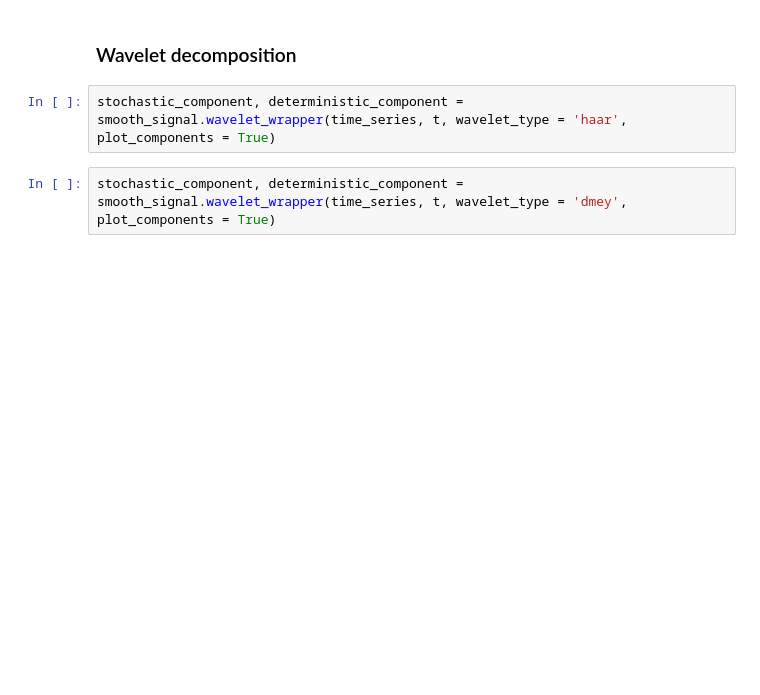
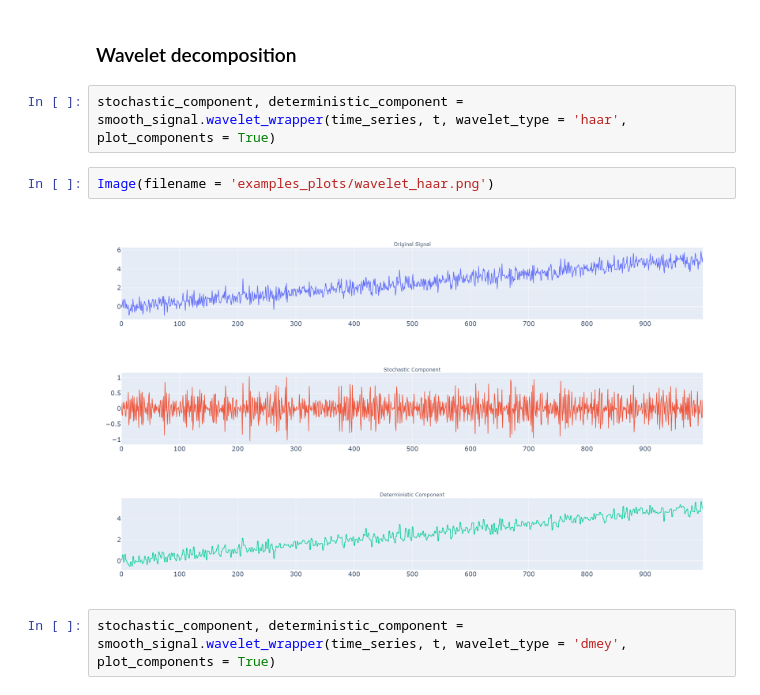
Before and after one commit to lebedevaale/smooth_signal, a Jupyter notebook: examples.ipynb, the cells around one changed output. Drawn from its saved outputs; the diff is of its cells as text; blank space fills up the shorter version.

```diff
--- a/examples.ipynb
+++ b/examples.ipynb
@@ -37,5 +50,9 @@ stochastic_component, deterministic_component = smooth_signal.sav_gol_wrapper(ti
 ### Wavelet decomposition
 # %%
 stochastic_component, deterministic_component = smooth_signal.wavelet_wrapper(time_series, t, wavelet_type = 'haar', plot_components = True)
+# %%
+Image(filename = 'examples_plots/wavelet_haar.png')
+# %% [output]
+[figure, added]
 # %%
 stochastic_component, deterministic_component = smooth_signal.wavelet_wrapper(time_series, t, wavelet_type = 'dmey', plot_components = True)
```
Also changed, not shown: parts of 5 cells of this notebook, 5 other files.
